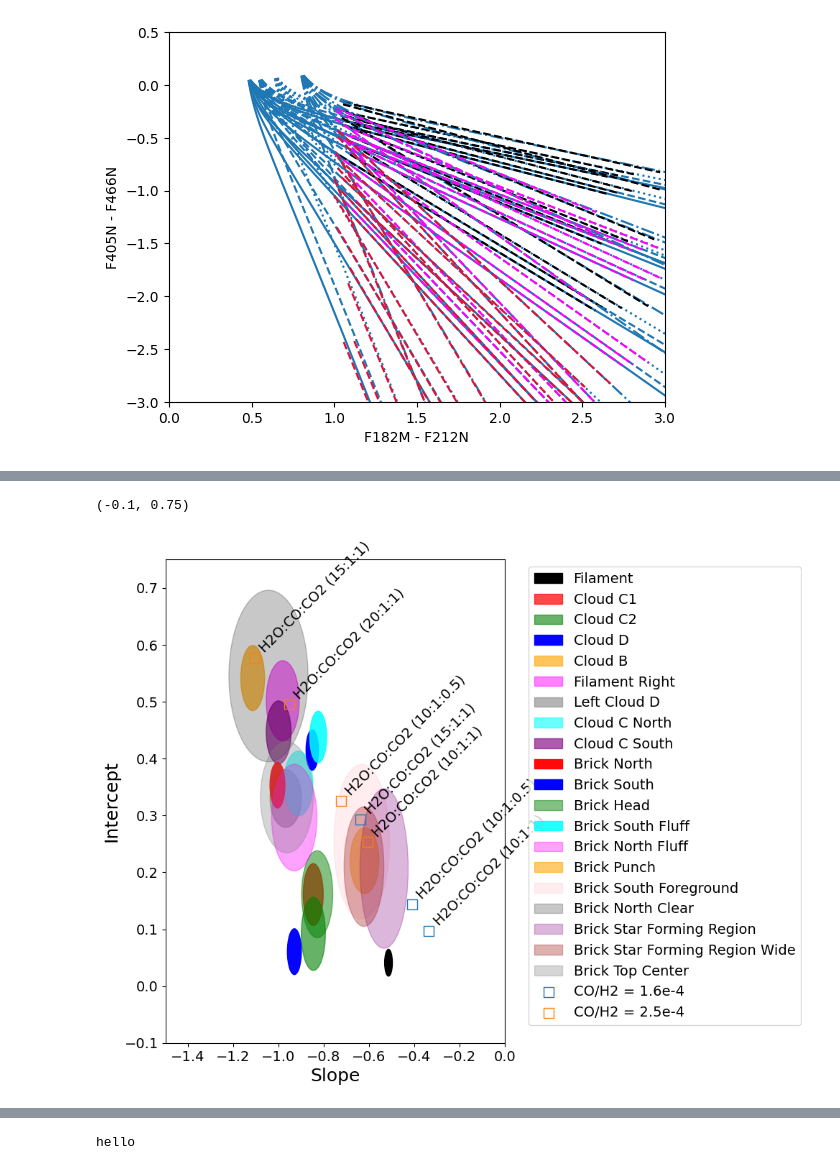
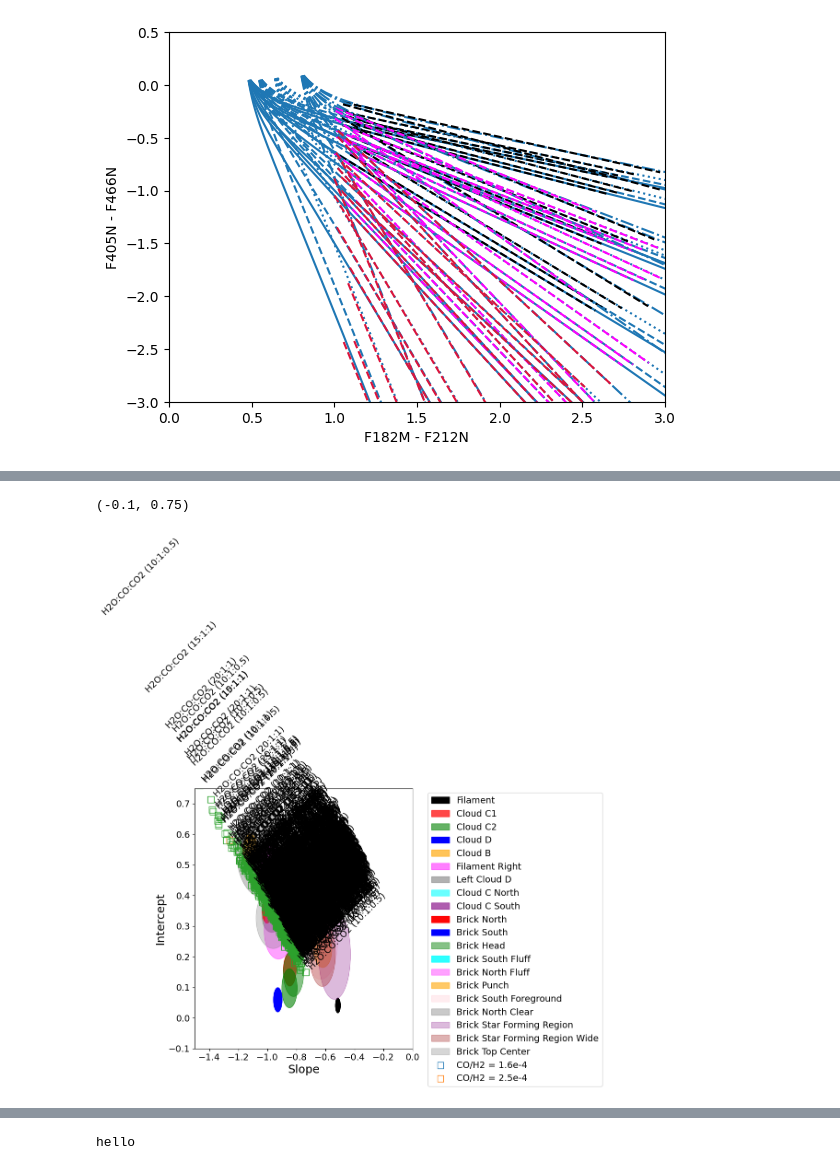
Before and after one commit to SpacialTree/dustridge-cd, a Jupyter notebook: notebooks/icemodel_analysis.ipynb, the cells around one changed output, grey strips where cells are left out. Saved outputs shown, nothing was run; the diff lists cells and outputs as text; code cells hidden in the pictures.

```diff
--- a/notebooks/icemodel_analysis.ipynb
+++ b/notebooks/icemodel_analysis.ipynb
@@ -446,4 +712,7 @@ ax.set_ylim(-0.1, 0.75)
 # %%
+abundances = [1.6e-4, 2.5e-4, 5e-4]
+starts = [15, 17, 20, 25]
+
 catalog_list = [cat_f_rc, cat_c1_rc, cat_c2_rc, cat_d_rc, cat_b_rc, cat_fil_r_rc, cat_left_cd_rc, cat_c_n_rc, cat_c_s_rc,
                cat_brick_north_rc, cat_brick_south_rc, cat_brick_head_rc, cat_brick_sfluff_rc, cat_brick_nfluff_rc,
                cat_brick_punch_rc, cat_brick_sfore_rc, cat_brick_nclear_rc, cat_brick_sfr_rc, cat_brick_sfrwide_rc, cat_brick_topc_rc]
@@ -550,8 +980,8 @@ for i in range(len(catalog_list)):
     #ax.plot([0.8, 1.75], [-0.6, -1.7], color='k', linestyle='dashed')
     x = cat.color('f182m', 'f212n')
     y = cat.color('f405n', 'f466n')
-    slopes = []
-    intercepts = []
+    slopes_ = []
+    intercepts_ = []
 
     for j in range(1000):
         indices = np.random.choice(len(x), len(x), replace=True)
@@ -560,7 +990,7 @@ for i in range(len(catalog_list)):
 
         fit = fitting.LinearLSQFitter()
         line_boot = fit(models.Linear1D(), x_boot, y_boot)
-        slopes.append(line_boot.slope.value)
+        slopes_.append(line_boot.slope.value)
         intercepts.append(line_boot.intercept.value)
 
     marker = 'o' if 'Brick' in name_list[i] else '*'
@@ -568,8 +998,8 @@ for i in range(len(catalog_list)):
     alpha = 1/np.sqrt(np.std(slopes)**2 + np.std(intercepts)**2)/30
     if alpha > 1:
         alpha = 1
-    ax.errorbar(np.mean(slopes), np.median(intercepts), xerr=np.std(slopes), yerr=np.std(intercepts), fmt=marker, color=color_list[i], alpha=alpha, label=name_list[i], ms=10)#, linestyle=linestyle)
-    #ax.scatter(np.mean(slopes), np.median(intercepts), label=name_list[i], color=color_list[i], marker=marker, s=100, alpha=alpha)
+    ax.errorbar(np.mean(slopes_), np.median(intercepts_), xerr=np.std(slopes_), yerr=np.std(intercepts_), fmt=marker, color=color_list[i], alpha=alpha, label=name_list[i], ms=10)#, linestyle=linestyle)
+    #ax.scatter(np.mean(slopes_), np.median(intercepts_), label=name_list[i], color=color_list[i], marker=marker, s=100, alpha=alpha)
 
 for j in range(len(slopes_[:-5])):
     if j < 3:
@@ -601,8 +1031,8 @@ for j in range(len(slopes_[:-5])):
         textt = mixes2[2]
     elif j%4 == 3:
         textt = mixes2[3]
-    ax.scatter(slopes_[j], intercepts_[j], edgecolor=color, facecolor='none', s=100, marker='s', label=label)
-    ax.text(slopes_[j]+0.01, intercepts_[j]+0.01, f'{textt[0]}', rotation=45, fontsize=14)
+    ax.scatter(slopes[j], intercepts[j], edgecolor=color, facecolor='none', s=100, marker='s', label=label)
+    ax.text(slopes[j]+0.01, intercepts[j]+0.01, f'{textt[0]}', rotation=45, fontsize=14)
 
 
 ax.set_xlabel('Slope', fontsize=18)
@@ -641,8 +1071,8 @@ for i in range(len(catalog_list)):
     #ax.plot([0.8, 1.75], [-0.6, -1.7], color='k', linestyle='dashed')
     x = cat.color('f182m', 'f212n')
     y = cat.color('f405n', 'f466n')
-    slopes = []
-    intercepts = []
+    slopes_ = []
+    intercepts_ = []
 
     for j in range(1000):
         indices = np.random.choice(len(x), len(x), replace=True)
@@ -651,17 +1081,17 @@ for i in range(len(catalog_list)):
 
         fit = fitting.LinearLSQFitter()
         line_boot = fit(models.Linear1D(), x_boot, y_boot)
-        slopes.append(line_boot.slope.value)
-        intercepts.append(line_boot.intercept.value)
+        slopes_.append(line_boot.slope.value)
+        intercepts_.append(line_boot.intercept.value)
 
     marker = 'o' if 'Brick' in name_list[i] else '*'
 
-    alpha = 1/np.sqrt(np.std(slopes)**2 + np.std(intercepts)**2)/20
+    alpha = 1/np.sqrt(np.std(slopes_)**2 + np.std(intercepts_)**2)/20
     if alpha > 1:
         alpha = 1
-    #ax.errorbar(np.mean(slopes), np.median(intercepts), xerr=np.std(slopes), yerr=np.std(intercepts), fmt=marker, color=color_list[i], alpha=alpha, label=name_list[i], ms=10)#, linestyle=linestyle)
-    #ax.scatter(np.mean(slopes), np.median(intercepts), label=name_list[i], color=color_list[i], marker=marker, s=100, alpha=alpha)
-    e = Ellipse((np.mean(slopes), np.median(intercepts)), width=2*np.std(slopes), height=2*np.std(intercepts), edgecolor=color_list[i], facecolor=color_list[i], alpha=alpha, label=name_list[i])
+    #ax.errorbar(np.mean(slopes_), np.median(intercepts_), xerr=np.std(slopes_), yerr=np.std(intercepts_), fmt=marker, color=color_list[i], alpha=alpha, label=name_list[i], ms=10)#, linestyle=linestyle)
+    #ax.scatter(np.mean(slopes_), np.median(intercepts_), label=name_list[i], color=color_list[i], marker=marker, s=100, alpha=alpha)
+    e = Ellipse((np.mean(slopes_), np.median(intercepts_)), width=2*np.std(slopes_), height=2*np.std(intercepts_), edgecolor=color_list[i], facecolor=color_list[i], alpha=alpha, label=name_list[i])
     ax.add_patch(e)
 
 for j in range(len(slopes_[:-5])):
@@ -683,34 +1113,34 @@ for j in range(len(slopes_[:-5])):
     if j >=7 and j < 10:
         color='tab:green' # CO/H2 = 5e-4
         if j == 7:
             label = None#'CO/H2 = 5e-4'
         else:
             label = None
     if j%4 == 0:
         textt = mixes2[0]
     elif j%4 == 1:
         textt = mixes2[1]
     elif j%4 == 2:
         textt = mixes2[2]
     elif j%4 == 3:
         textt = mixes2[3]
     ax.scatter(slopes_[j], intercepts_[j], edgecolor=color, facecolor='none', s=100, marker='s', label=label)
     ax.text(slopes_[j]+0.01, intercepts_[j]+0.01, f'{textt[0]}', rotation=45, fontsize=14)
 
 
 ax.set_xlabel('Slope', fontsize=18)
 ax.set_ylabel('Intercept', fontsize=18)
 ax.tick_params(axis='both', which='major', labelsize=14)
 ax.tick_params(axis='both', which='minor', labelsize=14)
 plt.legend(bbox_to_anchor=(1.05, 1), loc='upper left', fontsize=14)
 plt.tight_layout()
 ax.set_xlim(-1.5, 0)
 ax.set_ylim(-0.1, 0.75)
 #plt.savefig('/orange/adamginsburg/jwst/cloudc/figures/rc_slopes_intercepts.png', dpi=300, bbox_inches='tight')
 #plt.savefig('/orange/adamginsburg/jwst/cloudc/figures/rc_slopes_intercepts.pdf', bbox_inches='tight')
 # %% [output]
 (-0.1, 0.75)
-[figure, old version]
+[figure, new version]
 # %%
 1/np.sqrt(np.std(slopes)**2 + np.std(intercepts)**2)/10
 # %% [output]
```
Also changed, not shown: parts of 20 cells of this notebook, 10 other files.
